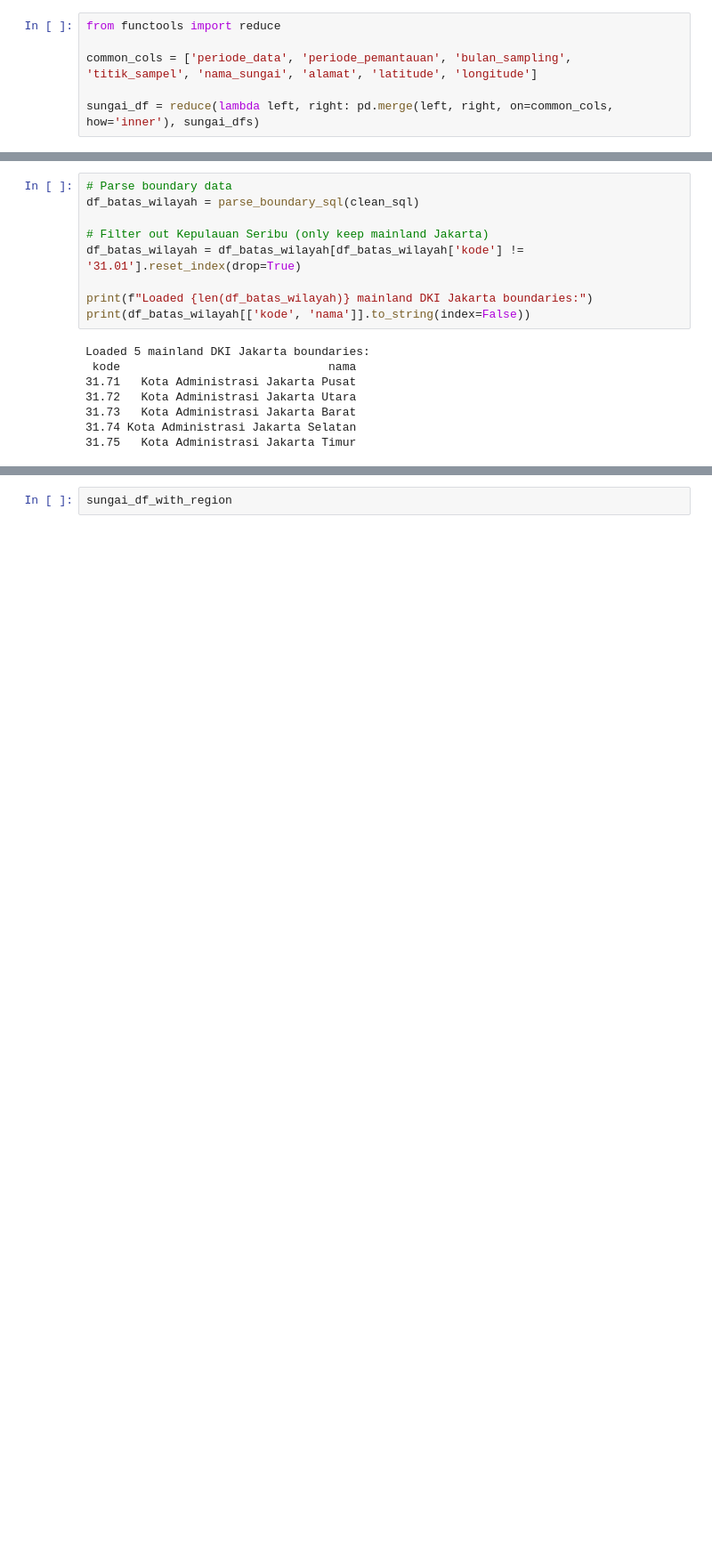
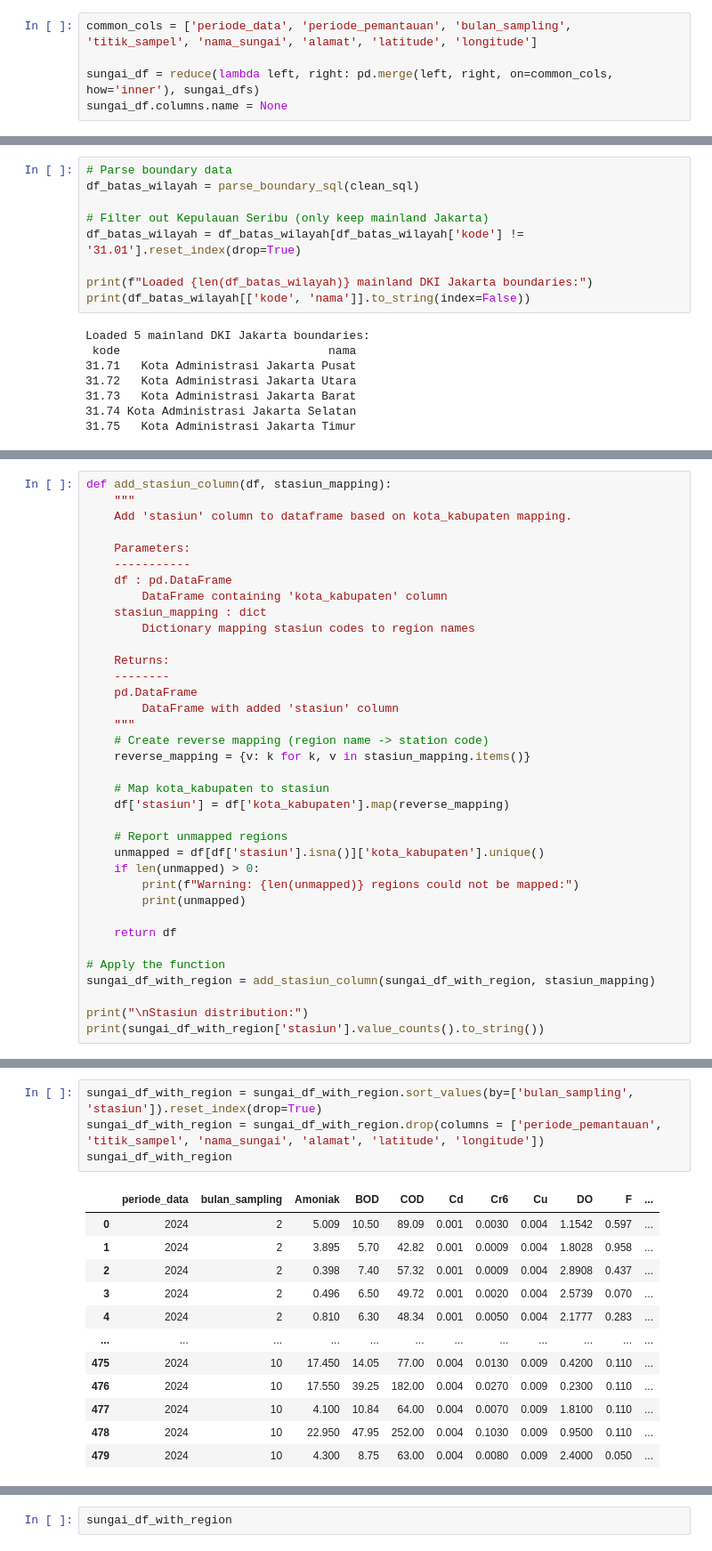
Before and after one commit to DanishRitonga/datavidia-penyisihan, a Jupyter notebook: main.ipynb, the cells around one changed output, grey strips where cells are left out. Shown at 89% size. Drawn from its saved outputs; the diff is of its cells as text; blank space fills up the shorter version.

Commit message:
fix geo mapping

```diff
--- a/main.ipynb
+++ b/main.ipynb
@@ -279,8 +303,7 @@ for param in params_sungai:
 480
 480
 # %%
-from functools import reduce
-
 common_cols = ['periode_data', 'periode_pemantauan', 'bulan_sampling', 'titik_sampel', 'nama_sungai', 'alamat', 'latitude', 'longitude']
 
 sungai_df = reduce(lambda left, right: pd.merge(left, right, on=common_cols, how='inner'), sungai_dfs)
+sungai_df.columns.name = None
@@ -483,0 +516,36 @@ Kota Administrasi Jakarta Pusat       56
+# %%
+def add_stasiun_column(df, stasiun_mapping):
+    """
+    Add 'stasiun' column to dataframe based on kota_kabupaten mapping.
+
+    Parameters:
+    -----------
+    df : pd.DataFrame
+        DataFrame containing 'kota_kabupaten' column
+    stasiun_mapping : dict
+        Dictionary mapping stasiun codes to region names
+
+    Returns:
+    --------
+    pd.DataFrame
+        DataFrame with added 'stasiun' column
+    """
+    # Create reverse mapping (region name -> station code)
+    reverse_mapping = {v: k for k, v in stasiun_mapping.items()}
+
+    # Map kota_kabupaten to stasiun
+    df['stasiun'] = df['kota_kabupaten'].map(reverse_mapping)
+
+    # Report unmapped regions
+    unmapped = df[df['stasiun'].isna()]['kota_kabupaten'].unique()
+    if len(unmapped) > 0:
+        print(f"Warning: {len(unmapped)} regions could not be mapped:")
+        print(unmapped)
+
+    return df
+
+# Apply the function
+sungai_df_with_region = add_stasiun_column(sungai_df_with_region, stasiun_mapping)
+
+print("\nStasiun distribution:")
+print(sungai_df_with_region['stasiun'].value_counts().to_string())
@@ -483,0 +560,17 @@ Kota Administrasi Jakarta Pusat       56
+# %%
+sungai_df_with_region = sungai_df_with_region.sort_values(by=['bulan_sampling', 'stasiun']).reset_index(drop=True)
+sungai_df_with_region = sungai_df_with_region.drop(columns = ['periode_pemantauan', 'titik_sampel', 'nama_sungai', 'alamat', 'latitude', 'longitude'])
+sungai_df_with_region
+# %% [output]
+|  | periode_data | bulan_sampling | Amoniak | BOD | COD | Cd | Cr6 | Cu | DO | F | ... |
+| 0 | 2024 | 2 | 5.009 | 10.50 | 89.09 | 0.001 | 0.0030 | 0.004 | 1.1542 | 0.597 | ... |
+| 1 | 2024 | 2 | 3.895 | 5.70 | 42.82 | 0.001 | 0.0009 | 0.004 | 1.8028 | 0.958 | ... |
+| 2 | 2024 | 2 | 0.398 | 7.40 | 57.32 | 0.001 | 0.0009 | 0.004 | 2.8908 | 0.437 | ... |
+| 3 | 2024 | 2 | 0.496 | 6.50 | 49.72 | 0.001 | 0.0020 | 0.004 | 2.5739 | 0.070 | ... |
+| 4 | 2024 | 2 | 0.810 | 6.30 | 48.34 | 0.001 | 0.0050 | 0.004 | 2.1777 | 0.283 | ... |
+| ... | ... | ... | ... | ... | ... | ... | ... | ... | ... | ... | ... |
+| 475 | 2024 | 10 | 17.450 | 14.05 | 77.00 | 0.004 | 0.0130 | 0.009 | 0.4200 | 0.110 | ... |
+| 476 | 2024 | 10 | 17.550 | 39.25 | 182.00 | 0.004 | 0.0270 | 0.009 | 0.2300 | 0.110 | ... |
+| 477 | 2024 | 10 | 4.100 | 10.84 | 64.00 | 0.004 | 0.0070 | 0.009 | 1.8100 | 0.110 | ... |
+| 478 | 2024 | 10 | 22.950 | 47.95 | 252.00 | 0.004 | 0.1030 | 0.009 | 0.9500 | 0.110 | ... |
+| 479 | 2024 | 10 | 4.300 | 8.75 | 63.00 | 0.004 | 0.0080 | 0.009 | 2.4000 | 0.050 | ... |
```
Also changed, not shown: parts of 15 cells of this notebook.
